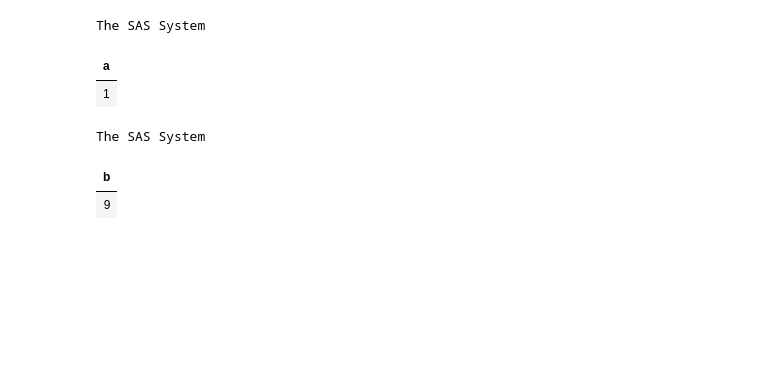
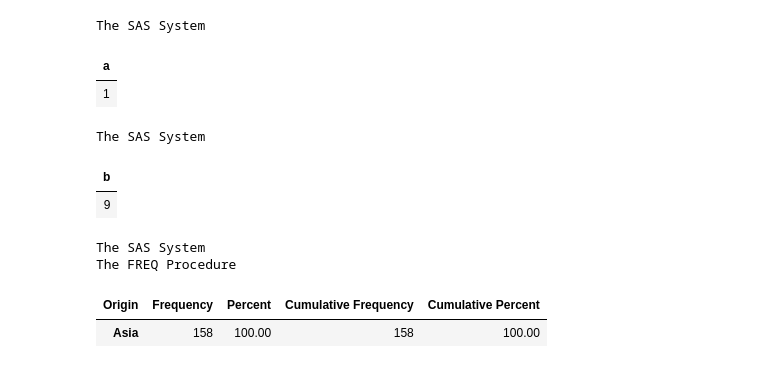
Before and after one commit to 0xdomyz/sas_collection, a Jupyter notebook: generic/data_set_options.ipynb, the cells around one changed output. Drawn from its saved outputs; the diff is of its cells as text; code cells hidden in the pictures; blank space fills up the shorter version.

Commit message:
split where related to various places

```diff
--- a/generic/data_set_options.ipynb
+++ b/generic/data_set_options.ipynb
@@ -163,3 +163,15 @@ The SAS System
 The SAS System
 | b |
 | 9 |
+# %%
+# in dataset options
+sas.submitLST(f"""
+proc freq data=sashelp.cars (where=(origin='Asia'));
+    tables origin;
+run;
+""")
+# %% [output]
+The SAS System
+The FREQ Procedure
+| Origin | Frequency | Percent | Cumulative Frequency | Cumulative Percent |
+| Asia | 158 | 100.00 | 158 | 100.00 |
```
Also changed, not shown: 2 other files.
